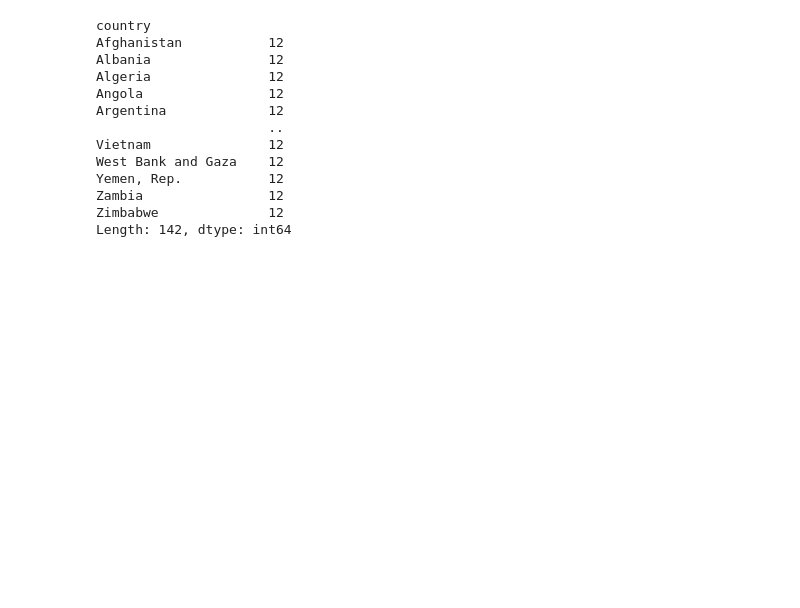
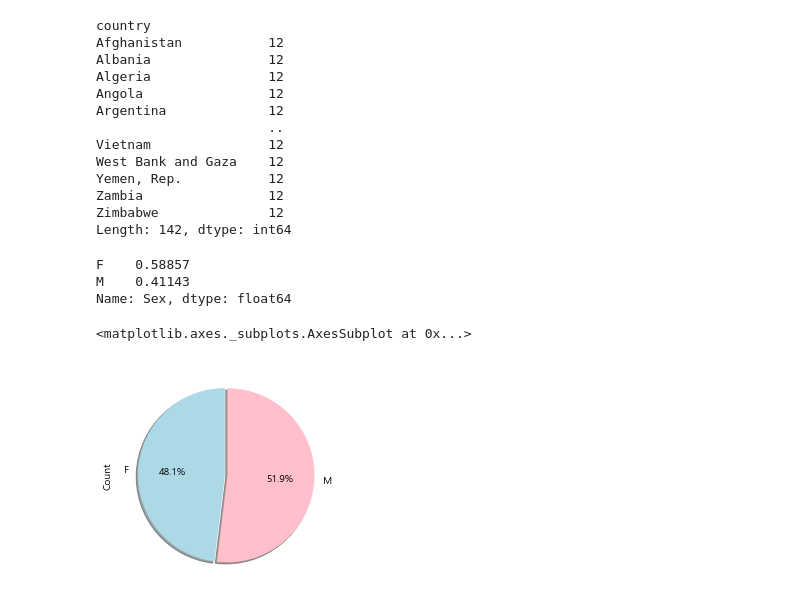
Before and after one commit to Minsik113/Python-Study, a Jupyter notebook: Book_doit_JumpToPython/test.ipynb, the cells around one changed output. Cells and saved outputs as stored; diff of their text form; code cells hidden in the pictures; blank space fills up the shorter version.

```diff
--- a/Book_doit_JumpToPython/test.ipynb
+++ b/Book_doit_JumpToPython/test.ipynb
@@ -37,3 +152,31 @@ Yemen, Rep.           12
 Zambia                12
 Zimbabwe              12
 Length: 142, dtype: int64
+# %%
+%matplotlib inline
+import matplotlib.pyplot as plt
+
+from matplotlib import font_manager, rc
+plt.rcParams['axes.unicode_minus'] = False
+
+f_path = 'C:\Windows\Fonts\malgun.ttf'
+font_name = font_manager.FontProperties(fname=f_path).get_name()
+rc('font',family=font_name)
+# %%
+name_df = []
+for i in range(2000,2010):
+    df = pd.read_csv('data/names/yob'+str(i)+'.txt',header = None)
+    df['year'] = i
+    name_df.append(df)
+names = pd.concat(name_df)
+names.columns = ['Name','Sex','Count','Year']
+names['Sex'].value_counts()/names['Sex'].count()
+# %% [output]
+F    0.58857
+M    0.41143
+Name: Sex, dtype: float64
+# %%
+names.groupby('Sex').sum().Count.plot.pie(explode=[0,0.03],colors=['lightblue','pink'],startangle=90,shadow=True,autopct='%1.1f%%')
+# %% [output]
+<matplotlib.axes._subplots.AxesSubplot at 0x...>
+[figure, added]
```
Also changed, not shown: parts of 16 cells of this notebook, 4 other files.
